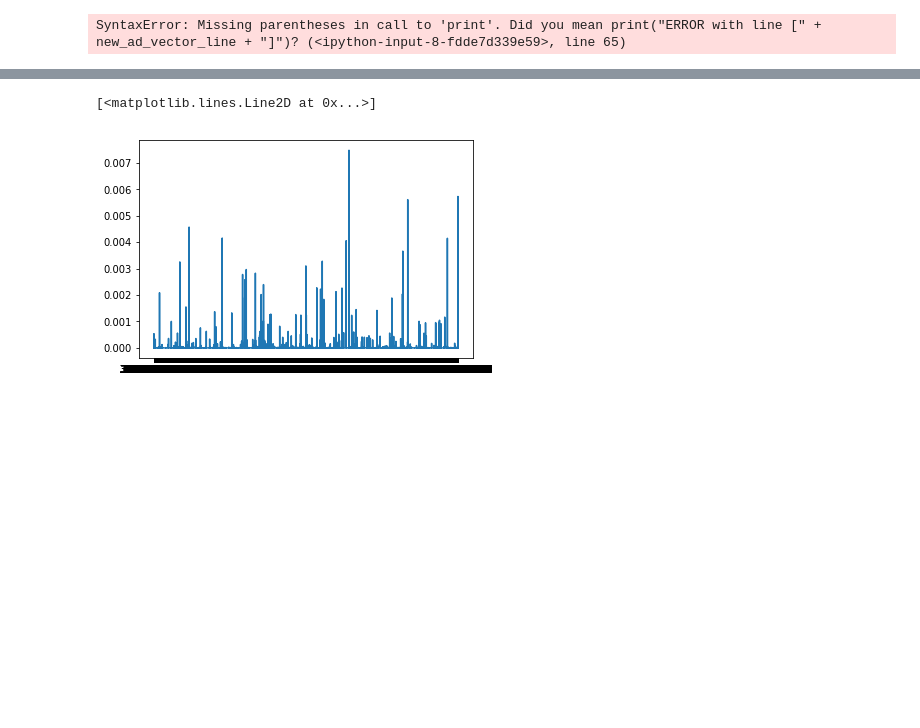
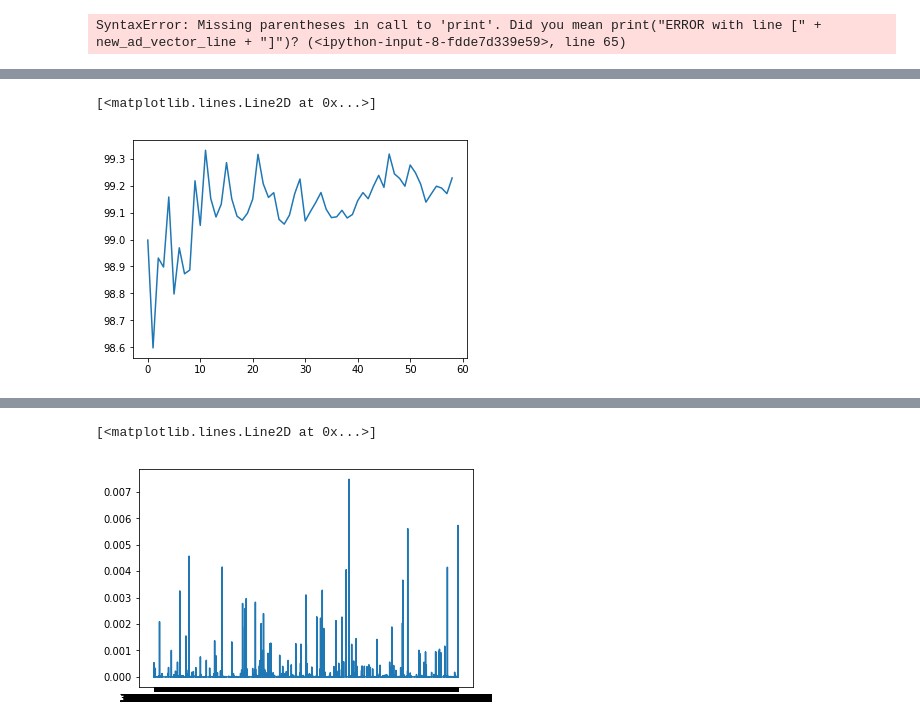
Before and after one commit to ofekp/tools, a Jupyter notebook: ml/presentation.ipynb, the cells around one changed output, grey strips where cells are left out. Cells and saved outputs as stored; diff of their text form; code cells hidden in the pictures; blank space fills up the shorter version.

```diff
--- a/ml/presentation.ipynb
+++ b/ml/presentation.ipynb
@@ -543,0 +607,17 @@ Correct first ad [99.2%]
+# %%
+pct_values = []
+for num_of_ads_in_auction in num_of_ads_in_auction_range:
+    count = 0
+    for user_idx in range(0,num_of_profiles_to_test - 1):
+        count += (creatives_sorted_low.iloc[-num_of_ads_in_auction:,user_idx].isin(creatives_sorted_real.iloc[-num_of_ads_in_auction:,user_idx]) == 1).sum().sum()
+    pct_values.append((count * 100) / (num_of_ads_in_auction * (user_idx + 1)))
+
+df = pd.DataFrame.from_dict({
+    'num_of_ads_in_auction': num_of_ads_in_auction_range,
+    'ads_contained_pct': pct_values
+})
+
+plt.plot(df['ads_contained_pct'])
+# %% [output]
+[<matplotlib.lines.Line2D at 0x...>]
+[figure, added]
```
Also changed, not shown: parts of 17 cells of this notebook, 1 other file.
